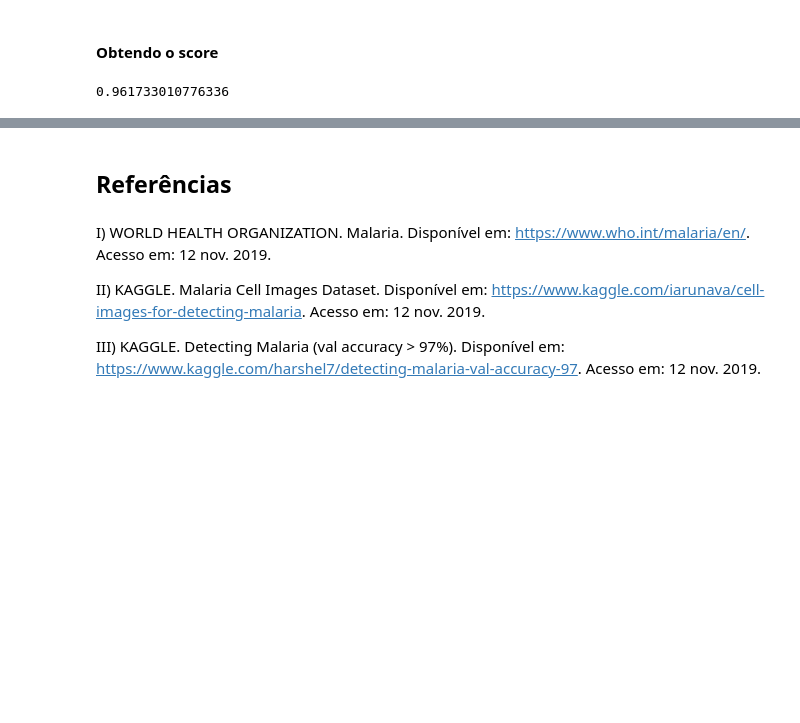
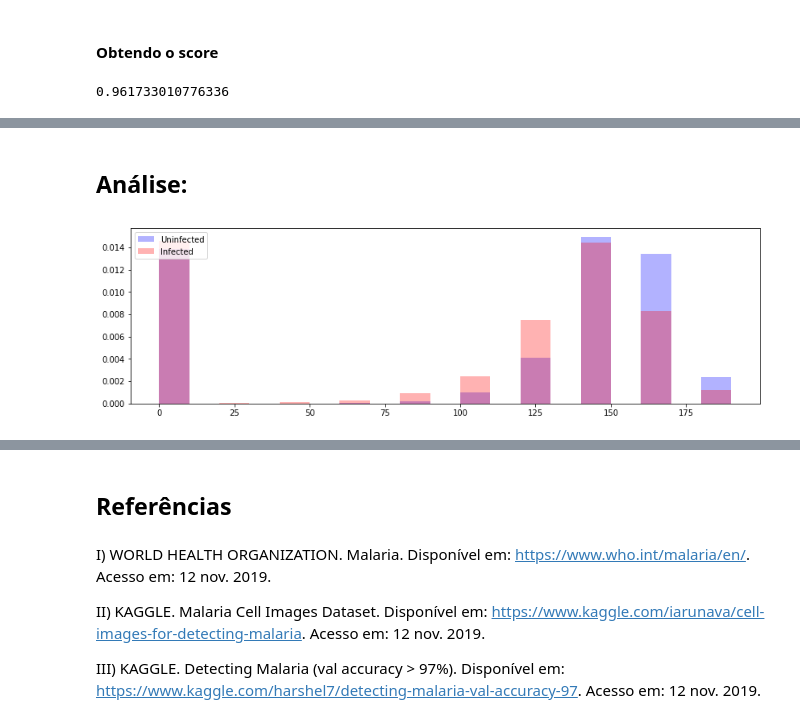
Before and after one commit to LuisFilipeMLoureiro/MachineLearning_Malaria, a Jupyter notebook: Projeto.ipynb, the cells around one changed output, grey strips where cells are left out. Cells and saved outputs as stored; diff of their text form; code cells hidden in the pictures; blank space fills up the shorter version.

```diff
--- a/Projeto.ipynb
+++ b/Projeto.ipynb
@@ -180,0 +280,11 @@ accuracy_score(y_test, ypred)
+# %% [markdown]
+## Análise:
+# %%
+faixa=range(0,200,20)
+plt.figure(figsize=(14,4))
+plt.bar(faixa,Un_Red_medias, width=10,align="edge",color="blue",alpha=0.3, label="Uninfected")
+plt.bar(faixa,In_Red_medias,width=10,align="edge",color="red",alpha=0.3, label="Infected")
+pylab.legend(loc='upper left')
+plt.show()
+# %% [output]
+[figure, added]
```
Also changed, not shown: parts of 7 cells of this notebook.
